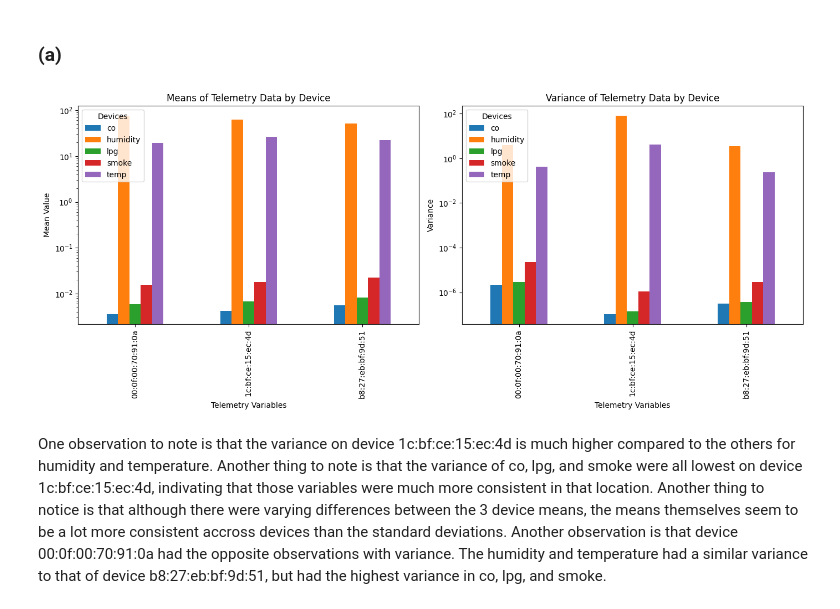
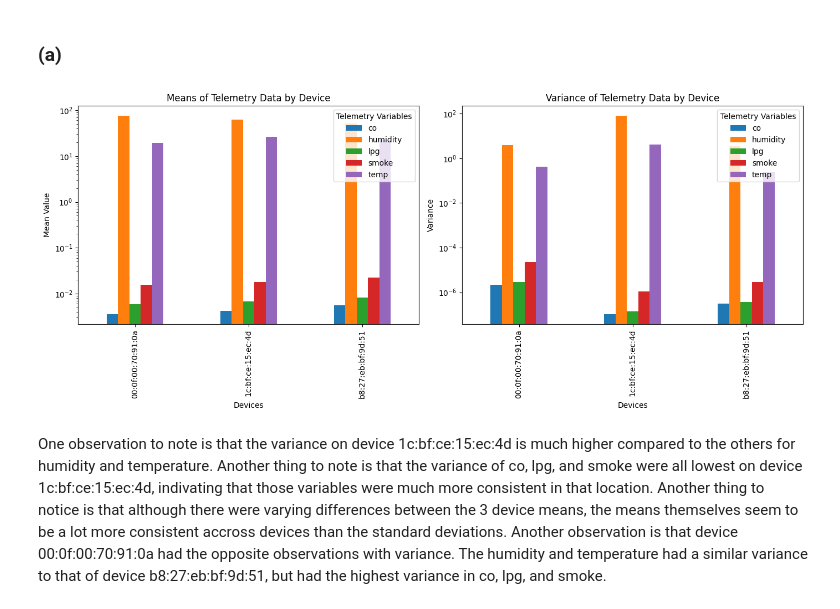
Before and after one commit to ALIENHZ1/ECE_ML, a Jupyter notebook: Exercise_2/Exercise#2_SubmissionTemplate.ipynb, the cells around one changed output. Cells and saved outputs as stored; diff of their text form; code cells hidden in the pictures.

Commit message:
updated axis and legend names in exercise 2

```diff
--- a/Exercise_2/Exercise#2_SubmissionTemplate.ipynb
+++ b/Exercise_2/Exercise#2_SubmissionTemplate.ipynb
@@ -86,38 +86,38 @@ std_1 = telemetry.loc[telemetry['device'] == devices[1], telemetry_columns].var(
 std_2 = telemetry.loc[telemetry['device'] == devices[2], telemetry_columns].var()
 
 means_df = pd.DataFrame({
     '00:0f:00:70:91:0a': means_0,
     '1c:bf:ce:15:ec:4d': means_1,
     'b8:27:eb:bf:9d:51': means_2
 }).T
 
 std_df = pd.DataFrame({
     '00:0f:00:70:91:0a': std_0,
     '1c:bf:ce:15:ec:4d': std_1,
     'b8:27:eb:bf:9d:51': std_2
 }).T
 
 fig, ax = plt.subplots(1, 2, figsize=(14, 6))
 
 means_df.plot(kind='bar', ax=ax[0], legend=True)
 ax[0].set_title('Means of Telemetry Data by Device')
 ax[0].set_ylabel('Mean Value')
-ax[0].set_xlabel('Telemetry Variables')
-ax[0].legend(title='Devices')
+ax[0].set_xlabel('Devices')
+ax[0].legend(title='Telemetry Variables')
 ax[0].set_yscale('log')
 
 std_df.plot(kind='bar', ax=ax[1], legend=True)
 ax[1].set_title('Variance of Telemetry Data by Device')
 ax[1].set_ylabel('Variance')
-ax[1].set_xlabel('Telemetry Variables')
-ax[1].legend(title='Devices')
+ax[1].set_xlabel('Devices')
+ax[1].legend(title='Telemetry Variables')
 ax[1].set_yscale('log')
 plt.tight_layout()
 plt.show()
 means_df = means_df.T
 std_df = std_df.T
 # %% [output]
-[figure, old version]
+[figure, new version]
 # %% [markdown]
 One observation to note is that the variance on device 1c:bf:ce:15:ec:4d is much higher compared to the others for humidity and temperature. Another thing to note is that the variance of co, lpg, and smoke were all lowest on device 1c:bf:ce:15:ec:4d, indivating that those variables were much more consistent in that location. Another thing to notice is that although there were varying differences between the 3 device means, the means themselves seem to be a lot more consistent accross devices than the standard deviations. Another observation is that device 00:0f:00:70:91:0a had the opposite observations with variance. The humidity and temperature had a similar variance to that of device b8:27:eb:bf:9d:51, but had the highest variance in co, lpg, and smoke.
 # %% [markdown]
```
Also changed, not shown: parts of 4 cells of this notebook, 1 other file.
